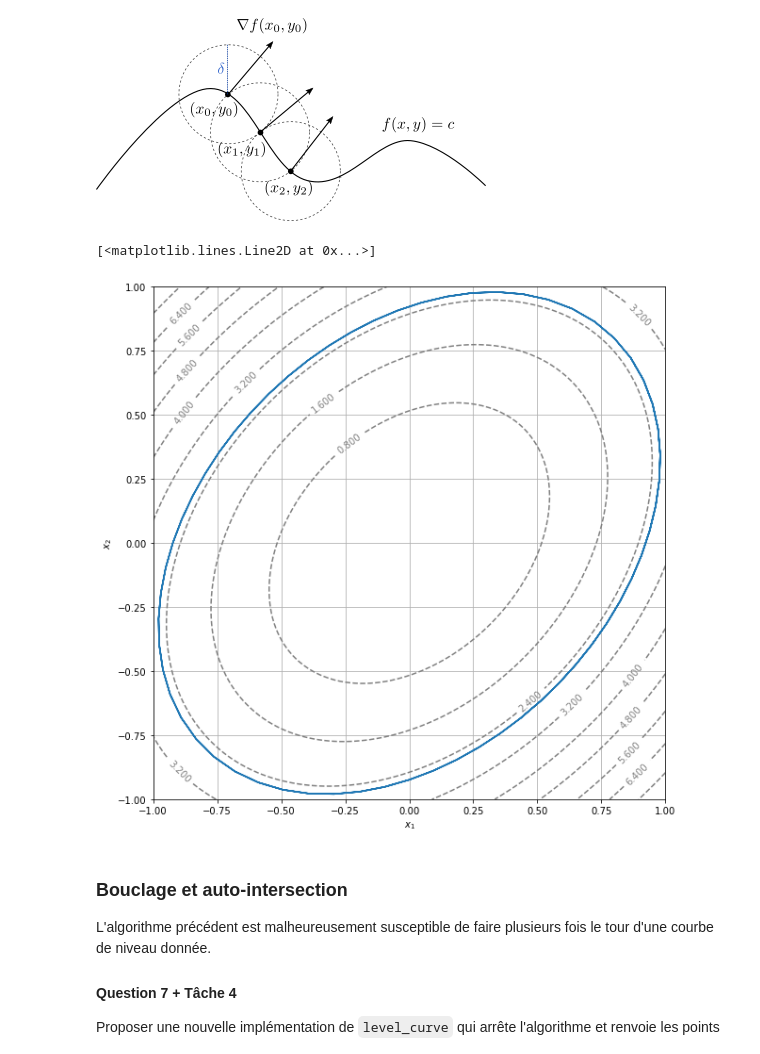
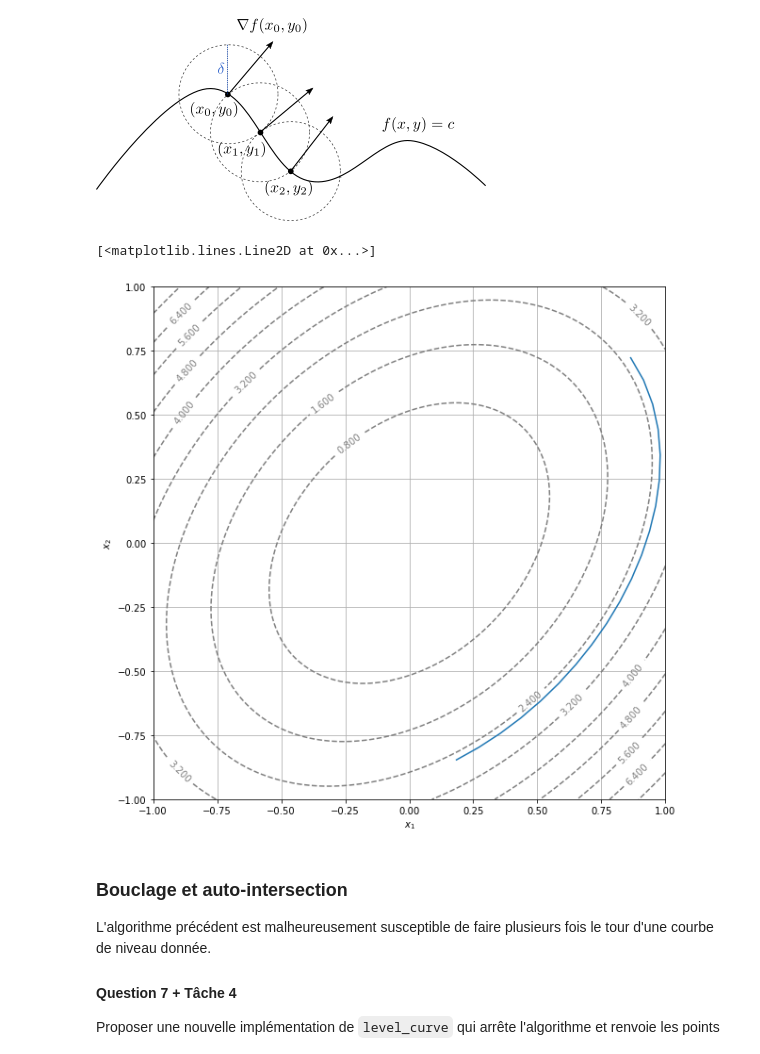
Before and after one commit to remymart/courbes-de-niveau, a Jupyter notebook: Courbes de niveau - Enoncé.ipynb, the cells around one changed output. Drawn from its saved outputs; the diff is of its cells as text; code cells hidden in the pictures.

```diff
--- a/Courbes de niveau - Enoncé.ipynb
+++ b/Courbes de niveau - Enoncé.ipynb
@@ -354,65 +382,50 @@ Comment, en partant d'un point de référence $(x_0, y_0)$ tel que $f(x_0, y_0)=
 # %% [markdown]
 ![g%C3%A9n%C3%A9ration-points.png](attachment:g%C3%A9n%C3%A9ration-points.png)
 # %%
-
-
 Nnew=100 #paramètrre de l'algo de Newton
 eps=10**-2
 
+
+def determine_suivant(f, x, y, delta):
+   """cherche le déplacement optimal pour se rapprocher du point suivant, dans l'hypothèse d'une fonction suffisament 'lisse' pour être approximée par une fonction linéaire. On cherche le vecteur n orthogonal au gradient et à sa droite : n.grad_f = 0 et |n,grad_f|>0 (formule inspirée par la fonction p). """
+   d1f,d2f=grad(f)(x,y)
+   n1,n2=d2f,-d1f #rotation de pi/2
+   deplacement=np.array([n1,n2])*delta/np.sqrt(n1**2 + n2**2) #on normalise pour se deplacer de delta
+   return x+deplacement[0],y+deplacement[1]
+
+
 def level_curve(f, x0, y0, delta=0.1, N=100, eps=eps):
    c=f(x0,y0)
-   grad_f=grad(f)
+
    def F(x,y):
       return(np.array([f(x,y)-c, (x*0.999999-x0)**2 + (y*0.999999-y0)**2 - delta*delta]))
-
-   def determine_suivant(x,y,delta):
-      """cherche le déplacement optimal pour se rapprocher du point suivant, dans l'hypothèse d'une fonction suffisament 'lisse' pour être approximée par une fonction linéaire. On cherche le vecteur n orthogonal au gradient et à sa droite : n.grad_f = 0 et |n,grad_f|>0 (formule inspirée par la fonction p). """
-      d1f,d2f=grad_f(x,y)
-      if d1f==0 and d2f==0:
-         return x0,y0
-         #raise Exception("Erreur : le gradient est nul on est sur un palier ou un point d'inflexion")
-      if d1f==0: #les if permettent de gérer le cas pathologique d'un gradient vertical
-         n2=0
-         n1=1
-         if n1*d2f-n2*d2f<0:
-            n1=-1
-      else:
-         n2=1
-         n1=-d2f/d1f
-         if n1*d2f-n2*d1f<0:
-            n1=-n1
-            n2=-n2
-      deplacement=np.array([n1,n2])*delta/np.sqrt(n1**2 + n2**2) #on normalise pour se deplacer de delta
-      return x+deplacement[0],y+deplacement[1]
-
 
    courbe = np.zeros((2,N))
 
    for i in range(N):
-      x1,y1=determine_suivant(x0,y0,delta) #on se rapproche du suivant "tout droit"
+      x1,y1=determine_suivant(f,x0,y0,delta) #on se rapproche du suivant "tout droit"
       x,y=Newton(F,x1,y1,eps,Nnew) #on laisse le point se faire aspirer vers la ligne de niveau
       courbe[:,i]=x,y
       x0,y0=x,y
-
    return courbe
 
-
-courbe = level_curve(f1,0.8,0.8,delta=10**-1,N=200)
+# print(courbe)
+courbe = level_curve(f1,0.8,0.8,delta=10**-1,N=20)
 
 abscisses = courbe[0,:]
 ordonnees = courbe[1,:]
 
 display_contour(
     f1,
     x=np.linspace(-1.0, 1.0, 100),
     y=np.linspace(-1.0, 1.0, 100),
     levels=10 # 10 levels, automatically selected
 )
 
 plt.plot(abscisses,ordonnees)
 # %% [output]
 [<matplotlib.lines.Line2D at 0x...>]
-[figure, old version]
+[figure, new version]
 # %% [markdown]
 ### Bouclage et auto-intersection
 
```
Also changed, not shown: parts of 9 cells of this notebook.
